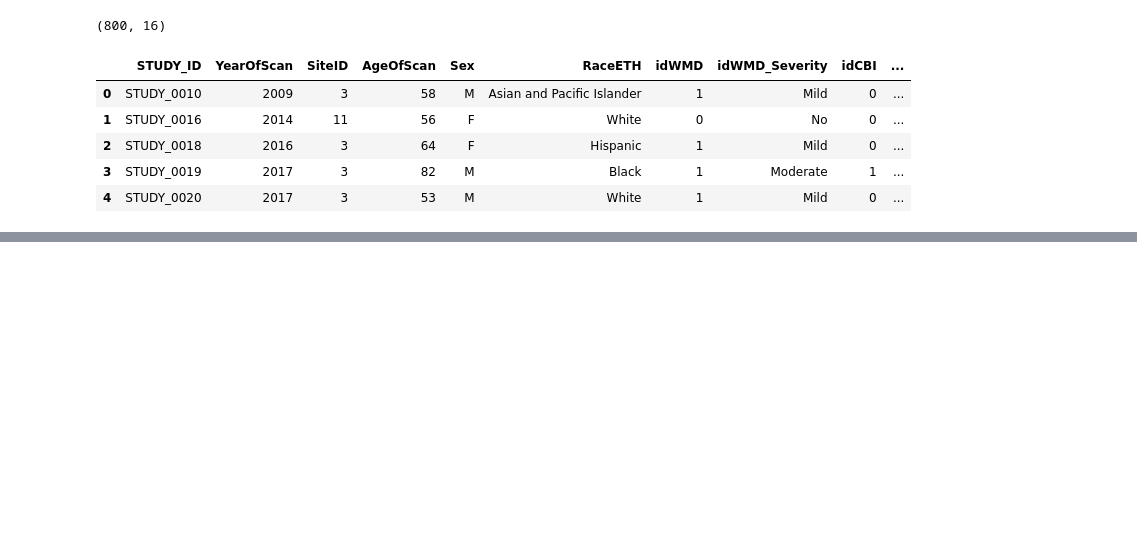
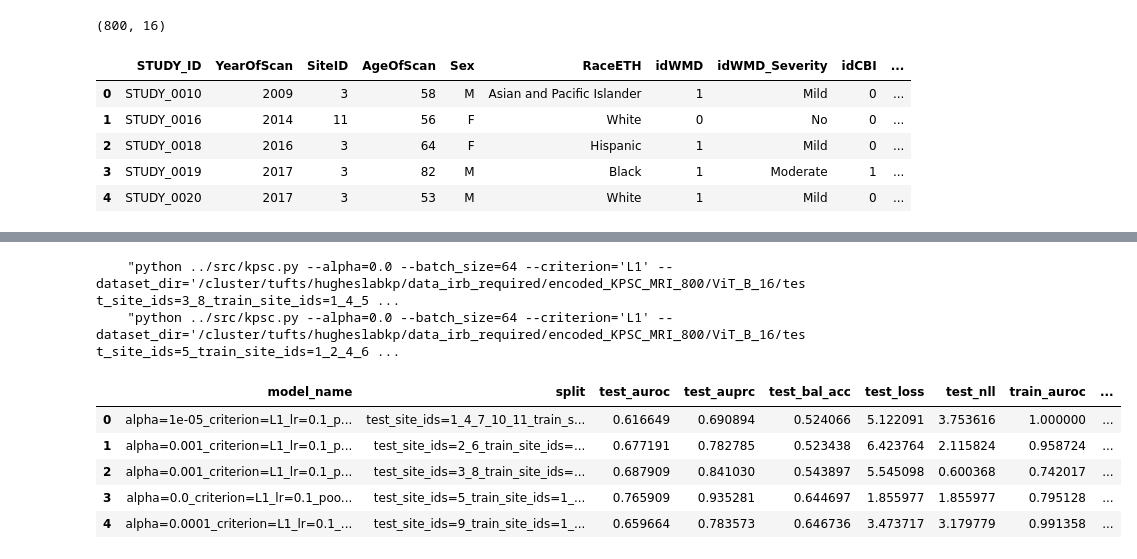
Before and after one commit to ethanharvey98/pooling, a Jupyter notebook: notebooks/kpsc_mri.ipynb, the cells around one changed output, grey strips where cells are left out. Cells and saved outputs as stored; diff of their text form; code cells hidden in the pictures; blank space fills up the shorter version.

```diff
--- a/notebooks/kpsc_mri.ipynb
+++ b/notebooks/kpsc_mri.ipynb
@@ -257,0 +279,77 @@ splits = ["test_site_ids=9_train_site_ids=1_2_3_4_6_7_8_10_11_val_site_ids=5",
+# %%
+alphas = [1.0, 0.1, 0.01, 0.001, 0.0001, 1e-05, 1e-06, 0.0]
+beta = 0.0
+batch_size = 64
+criterions = ['L1']
+dataset_dir = '/cluster/tufts/hugheslabkp/data_irb_required/encoded_KPSC_MRI_800/ViT_B_16'
+epochs = 1000
+embedding_level = True
+experiments_dir = '/cluster/tufts/hugheslab/eharve06/pooling/experiments/KPSC_MRI_800_WMD_embedding_level=True'
+#experiments_dir = '/cluster/tufts/hugheslab/eharve06/pooling/experiments/KPSC_MRI_800_CBI_embedding_level=True'
+lrs = [0.1, 0.01, 0.001, 0.0001]
+poolings = ['Max', 'Mean', 'ABMIL', 'TransMIL']
+save = True
+seeds = [1001]
+splits = ['test_site_ids=9_train_site_ids=1_2_3_4_6_7_8_10_11_val_site_ids=5',
+          'test_site_ids=1_4_7_10_11_train_site_ids=2_3_5_6_8_val_site_ids=9',
+          'test_site_ids=2_6_train_site_ids=3_5_8_9_val_site_ids=1_4_7_10_11',
+          'test_site_ids=3_8_train_site_ids=1_4_5_7_9_10_11_val_site_ids=2_6',
+          'test_site_ids=5_train_site_ids=1_2_4_6_7_9_10_11_val_site_ids=3_8']
+weight_decay = 0.0
+
+for alpha, criterion, lr, pooling, seed, split in itertools.product(alphas, criterions, lrs, poolings, seeds, splits):
+
+    temp_dataset_dir = f'{dataset_dir}/{split}'
+    temp_experiments_dir = f'{experiments_dir}/{split}'
+
+    print_job(alpha, batch_size, criterion, temp_dataset_dir, epochs, embedding_level,
+              temp_experiments_dir, lr, pooling, save, seed, weight_decay)
+# %% [output]
+    "python ../src/kpsc.py --alpha=0.0 --batch_size=64 --criterion='L1' --dataset_dir='/cluster/tufts/hugheslabkp/data_irb_required/encoded_KPSC_MRI_800/ViT_B_16/test_site_ids=3_8_train_site_ids=1_4_5 ...
+    "python ../src/kpsc.py --alpha=0.0 --batch_size=64 --criterion='L1' --dataset_dir='/cluster/tufts/hugheslabkp/data_irb_required/encoded_KPSC_MRI_800/ViT_B_16/test_site_ids=5_train_site_ids=1_2_4_6 ...
+# %%
+alphas = [1.0, 0.1, 0.01, 0.001, 0.0001, 1e-05, 1e-06, 0.0]
+beta = 0.0
+batch_size = 64
+criterions = ['L1']
+dataset_dir = '/cluster/tufts/hugheslabkp/data_irb_required/encoded_KPSC_MRI_800/ViT_B_16'
+epochs = 1000
+embedding_level = True
+experiments_dir = '/cluster/tufts/hugheslab/eharve06/pooling/experiments/KPSC_MRI_800_WMD_embedding_level=True'
+#experiments_dir = '/cluster/tufts/hugheslab/eharve06/pooling/experiments/KPSC_MRI_800_CBI_embedding_level=True'
+lrs = [0.1, 0.01, 0.001, 0.0001]
+poolings = ['TransMIL']
+save = True
+seeds = [1001]
+splits = ['test_site_ids=9_train_site_ids=1_2_3_4_6_7_8_10_11_val_site_ids=5',
+          'test_site_ids=1_4_7_10_11_train_site_ids=2_3_5_6_8_val_site_ids=9',
+          'test_site_ids=2_6_train_site_ids=3_5_8_9_val_site_ids=1_4_7_10_11',
+          'test_site_ids=3_8_train_site_ids=1_4_5_7_9_10_11_val_site_ids=2_6',
+          'test_site_ids=5_train_site_ids=1_2_4_6_7_9_10_11_val_site_ids=3_8']
+weight_decay = 0.0
+
+columns = ['model_name', 'split', 'test_auroc', 'test_auprc', 'test_bal_acc', 'test_loss', 'test_nll', 'train_auroc', 'train_auprc', 'train_bal_acc', 'train_loss', 'train_nll', 'val_auroc', 'val_auprc', 'val_bal_acc', 'val_loss', 'val_nll']
+df = pd.DataFrame(columns=columns)
+
+for alpha, criterion, lr, pooling, seed, split in itertools.product(alphas, criterions, lrs, poolings, seeds, splits):
+
+    model_name = f'alpha={alpha}_criterion={criterion}_lr={lr}_pooling={pooling}_seed={seed}'
+
+    if os.path.exists(f'{experiments_dir}/{split}/{model_name}.csv'):
+        temp_df = pd.read_csv(f'{experiments_dir}/{split}/{model_name}.csv')
+        if len(temp_df[temp_df.train_auroc > temp_df.val_auroc]):
+            index = temp_df[temp_df.train_auroc > temp_df.val_auroc].val_auroc.idxmax()
+            row = [model_name, split, temp_df.test_auroc.values[index], temp_df.test_auprc.values[index], temp_df.test_bal_acc.values[index], temp_df.test_loss.values[index], temp_df.test_nll.values[index], temp_df.train_auroc.values[index], temp_df.train_auprc.values[index], temp_df.train_bal_acc.values[index], temp_df.train_loss.values[index], temp_df.train_nll.values[index], temp_df.val_auroc.values[index], temp_df.val_auprc.values[index], temp_df.val_bal_acc.values[index], temp_df.val_loss.values[index], temp_df.val_nll.values[index]]
+            df.loc[len(df)] = row
+
+indices = df.groupby(['split'])['val_auroc'].idxmax()
+df = df.loc[indices].reset_index(drop=True)
+
+df.head()
+# %% [output]
+|  | model_name | split | test_auroc | test_auprc | test_bal_acc | test_loss | test_nll | train_auroc | ... |
+| 0 | alpha=1e-05_criterion=L1_lr=0.1_p... | test_site_ids=1_4_7_10_11_train_s... | 0.616649 | 0.690894 | 0.524066 | 5.122091 | 3.753616 | 1.000000 | ... |
+| 1 | alpha=0.001_criterion=L1_lr=0.1_p... | test_site_ids=2_6_train_site_ids=... | 0.677191 | 0.782785 | 0.523438 | 6.423764 | 2.115824 | 0.958724 | ... |
+| 2 | alpha=0.001_criterion=L1_lr=0.1_p... | test_site_ids=3_8_train_site_ids=... | 0.687909 | 0.841030 | 0.543897 | 5.545098 | 0.600368 | 0.742017 | ... |
+| 3 | alpha=0.0_criterion=L1_lr=0.1_poo... | test_site_ids=5_train_site_ids=1_... | 0.765909 | 0.935281 | 0.644697 | 1.855977 | 1.855977 | 0.795128 | ... |
+| 4 | alpha=0.0001_criterion=L1_lr=0.1_... | test_site_ids=9_train_site_ids=1_... | 0.659664 | 0.783573 | 0.646736 | 3.473717 | 3.179779 | 0.991358 | ... |
```
Also changed, not shown: parts of 21 cells of this notebook, 31 other files.
